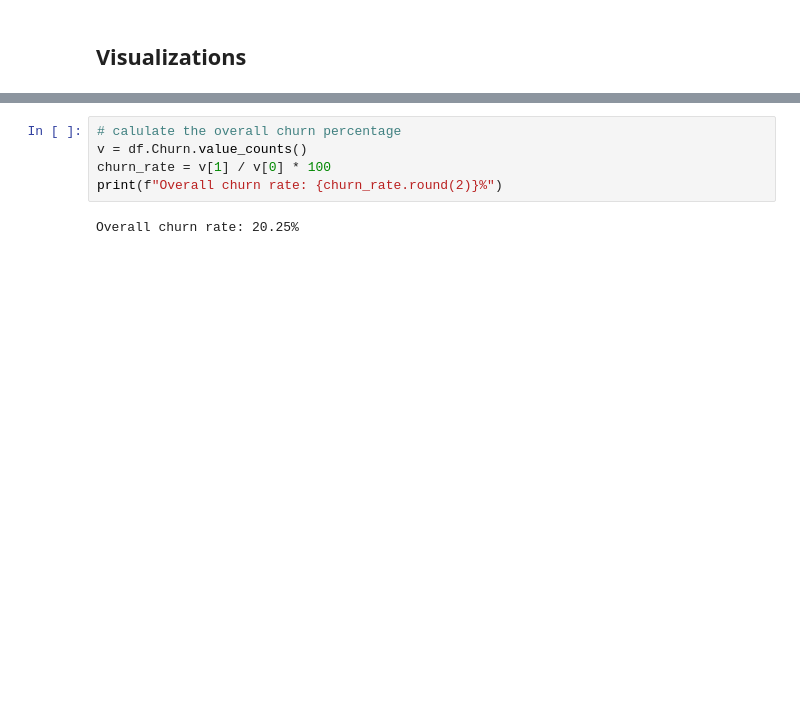
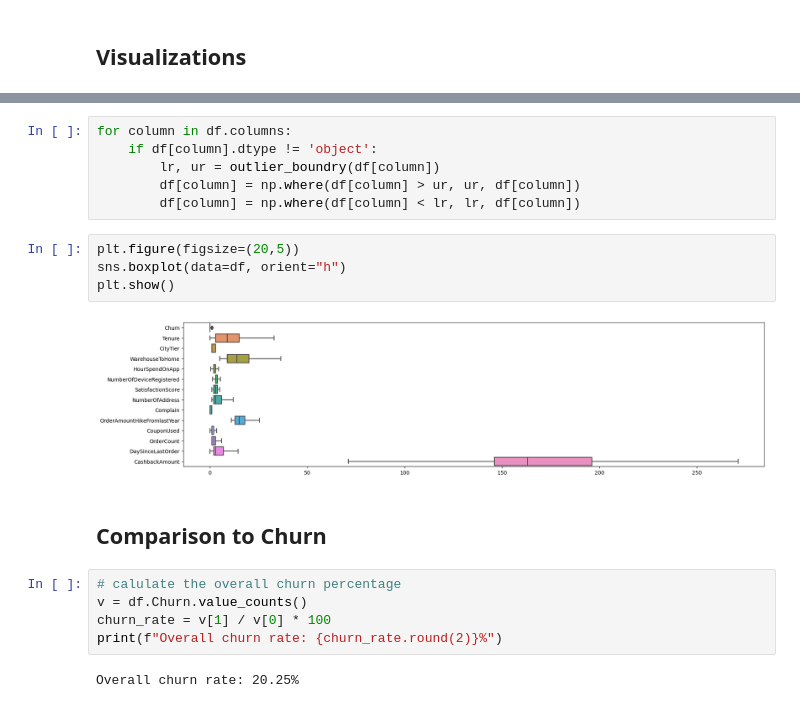
Before and after one commit to straylight77/data-sci-learning, a Jupyter notebook: dat203/final.ipynb, the cells around one changed output, grey strips where cells are left out. Drawn from its saved outputs; the diff is of its cells as text; blank space fills up the shorter version.

```diff
--- a/dat203/final.ipynb
+++ b/dat203/final.ipynb
@@ -183,3 +201,17 @@ plt.show()
+# %%
+for column in df.columns:
+    if df[column].dtype != 'object':
+        lr, ur = outlier_boundry(df[column])
+        df[column] = np.where(df[column] > ur, ur, df[column])
+        df[column] = np.where(df[column] < lr, lr, df[column])
+# %%
+plt.figure(figsize=(20,5))
+sns.boxplot(data=df, orient="h")
+plt.show()
+# %% [output]
+[figure, added]
+# %% [markdown]
+## Comparison to Churn
 # %%
 # calulate the overall churn percentage
 v = df.Churn.value_counts()
```
Also changed, not shown: parts of 15 cells of this notebook.
